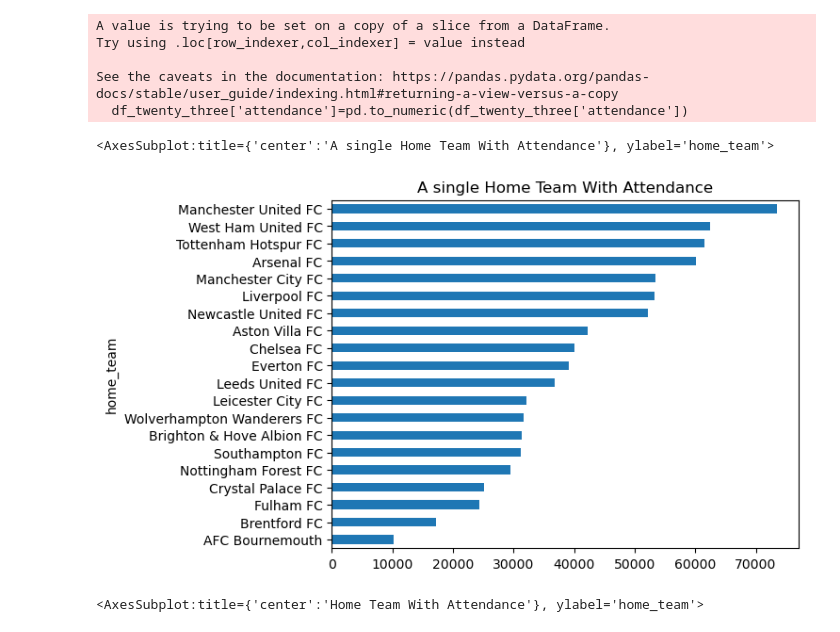
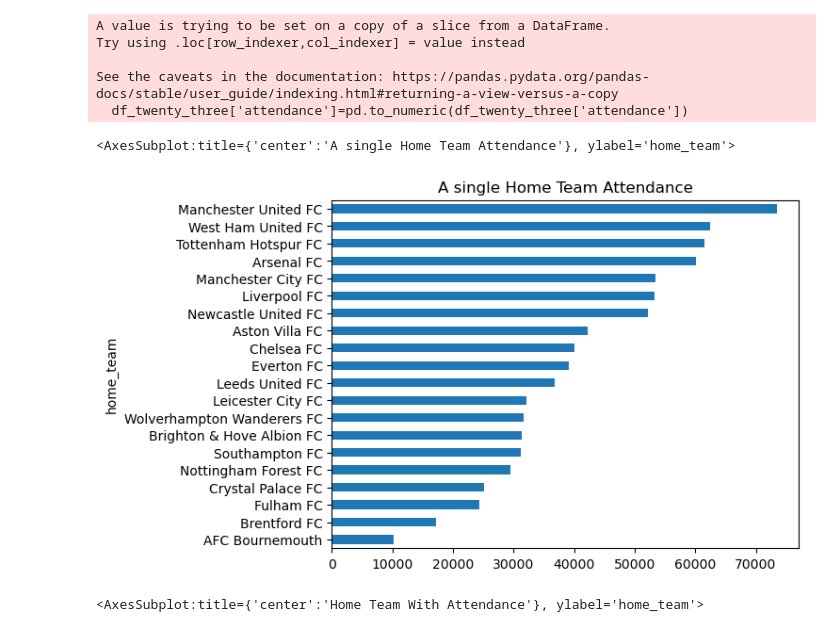
Before and after one commit to YekinData-Analysis/Premiership_Analysis, a Jupyter notebook: Premiership_2022-2023_Analysis.ipynb, the cells around one changed output. Saved outputs shown, nothing was run; the diff lists cells and outputs as text; code cells hidden in the pictures.

```diff
--- a/Premiership_2022-2023_Analysis.ipynb
+++ b/Premiership_2022-2023_Analysis.ipynb
@@ -691,10 +687,10 @@ See the caveats in the documentation: https://pandas.pydata.org/pandas-docs/stab
 # %%
  #Plotting the Home team of SIngle Game by  Atendance
 
-df_twenty_three.groupby('home_team')['attendance'].first().sort_values(ascending=True).plot.barh(title='A single Home Team With Attendance')
+df_twenty_three.groupby('home_team')['attendance'].first().sort_values(ascending=True).plot.barh(title='A single Home Team Attendance')
 # %% [output]
-<AxesSubplot:title={'center':'A single Home Team With Attendance'}, ylabel='home_team'>
+<AxesSubplot:title={'center':'A single Home Team Attendance'}, ylabel='home_team'>
-[figure, old version]
+[figure, new version]
 # %%
 #PLotting the home Team by Attandance
 
```
Also changed, not shown: parts of 14 cells of this notebook.
